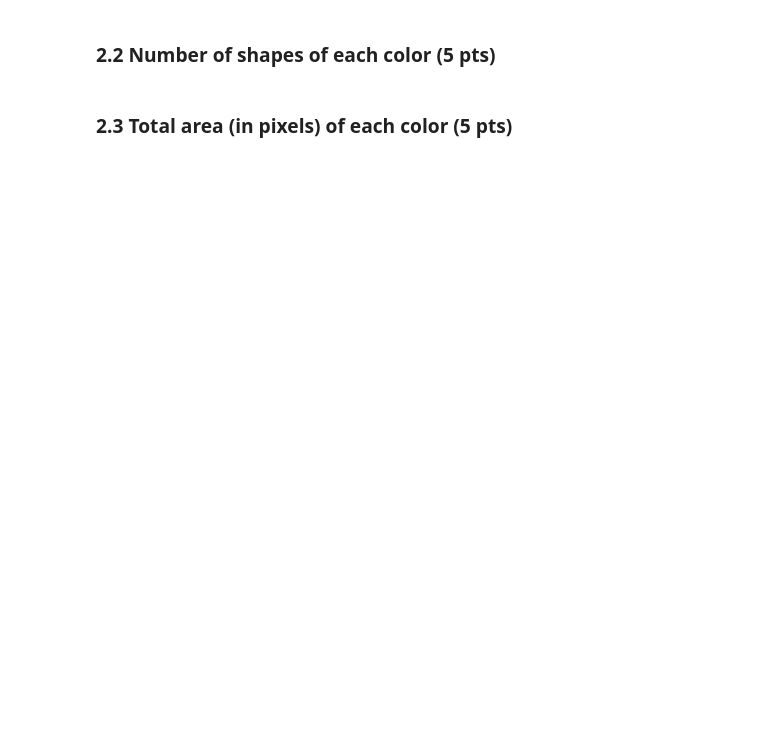
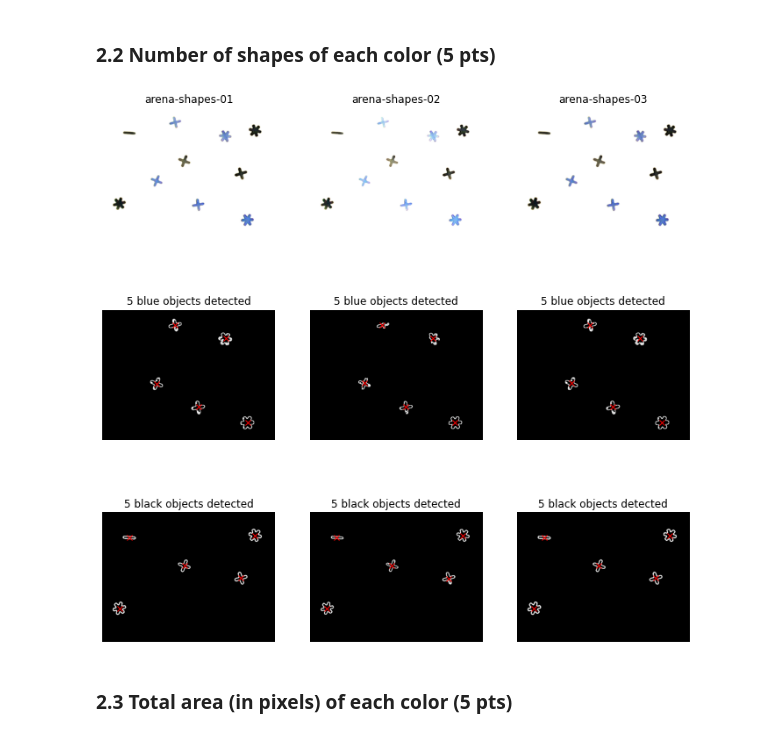
Before and after one commit to mbiselx/ImgAnlNPatRec, a Jupyter notebook: labs/lab_01_segmentation.ipynb, the cells around one changed output. Cells and saved outputs as stored; diff of their text form; code cells hidden in the pictures; blank space fills up the shorter version.

```diff
--- a/labs/lab_01_segmentation.ipynb
+++ b/labs/lab_01_segmentation.ipynb
@@ -192,71 +219,67 @@ import skimage.color
 # Add your implementation and discussion
 
 
 def equalize_img(img) :
     img_cp = img.copy()
     mask = np.full(img.shape[0:2], False)
-    for c in range(0,3) :
+    for c in range(0,3) :     # find the background (assumption: the background is uniform, bright and makes up a large portion of the image)
         thresh = skimage.filters.threshold_otsu(img[:,:,c])
         mask = np.logical_or(mask, np.logical_and(img[:,:,c] > 0, img[:,:,c] < thresh))
-    for c in range(0,3) :
+
+    for c in range(0,3) :     # use histogram manipulations to make the images a little more similar (assumption: this is not a bad idea)
         plow, phigh = np.percentile(img[mask,c], (2, 99))
         img_cp[mask,c] = skimage.exposure.rescale_intensity(img[mask,c], (plow, phigh))
-    img_cp[np.logical_not(mask)] = 255;
 
-    return img_cp
+    img_cp[np.logical_not(mask)] = 255;     # for fun: make the background a uniform white
+
+    return img_cp, mask
 
 def find_obj(img) :
-
-    # detect edges
-    edges_sobl = skimage.filters.sobel(img);
-    edges_gray = skimage.color.rgb2gray(edges_sobl)
-    #thresh = skimage.filters.threshold_minimum(edges_gray)  #TODO : maybe test others
-    thresh = skimage.filters.threshold_otsu(edges_gray)  #TODO : maybe test others
-    edges_bin  = (edges_gray > thresh).astype(int)
-
+    # detect gradient
+    edges_sobl = skimage.filters.sobel(img);            # the 200 IQ move here is that sobel also calculates the color gradient ???
+    edges_gray = skimage.color.rgb2gray(edges_sobl)     # so, for the black/gray objects, there is no color gradient and they show up as outlines
+    thresh = skimage.filters.threshold_otsu(edges_gray) # however, the blue objects have a color gradient -> they show up as full forms!!
+    edges_bin  = (edges_gray > thresh).astype(int)      # binarize for simplicity
 
     # count black obj
-    edges_blck = skimage.morphology.white_tophat(edges_bin, skimage.morphology.disk(3))
-    edges_blck = skimage.morphology.area_opening(edges_blck, area_threshold=200)
-    labld_blck = skimage.measure.label(edges_blck, background=0)
-    lmax_blck  = skimage.feature.peak_local_max(edges_blck, labels=labld_blck, num_peaks_per_label=1, exclude_border=False)
+    centr_blck = []
+    edges_blck = skimage.morphology.white_tophat(edges_bin, skimage.morphology.disk(3)) # since black objects are thin bright lines, they are perfect for detection via white_top hat
+    edges_blck = skimage.morphology.area_opening(edges_blck, area_threshold=200)        # small spots need to be cleaned up
+    props_blck = skimage.measure.regionprops(skimage.measure.label(edges_blck, background=0)) # use skimage magic to label all contiguous regions in the image, and then to extract the properties of these regions
+    for lbl in props_blck : centr_blck.append(lbl["centroid"])                          # get the centroids of each region (this is important for later)
 
     #count blue objects
-    objct_blue = edges_bin - edges_blck;
-    objct_blue = skimage.morphology.area_opening(objct_blue, area_threshold=200)
-    edges_blue = skimage.filters.sobel(objct_blue);
+    centr_blue = []
+    objct_blue = edges_bin - edges_blck;                # when the black objects are removed, only the blue remain
+    objct_blue = skimage.morphology.area_opening(objct_blue, area_threshold=200)        # repeat the same procedure as above
+    props_blue = skimage.measure.regionprops(skimage.measure.label(objct_blue, background=0))
+    for lbl in props_blue :  centr_blue.append(lbl["centroid"])
+    edges_blue = skimage.filters.sobel(objct_blue);     # for aesthetics, get the edges of the objects rather than objects
     edges_blue = (edges_blue > .2*edges_blue.max()).astype(int)
-    labld_blue = skimage.measure.label(edges_blue, background=0)
-    lmax_blue  = skimage.feature.peak_local_max(edges_blue, labels=labld_blue, num_peaks_per_label=1, exclude_border=False)
 
-
-    return edges_blue, lmax_blue, edges_blck, lmax_blck
-
+    return edges_blue, centr_blue, edges_blck, centr_blck
 
 
 fig, axes = plt.subplots(3, 3, figsize=(12, 12))
-i = 0
-for im, nm in zip(images, im_names):
-    img_eq = equalize_img(im)
-    edges_blue, lmax_blue, edges_blck, lmax_blck = find_obj(img_eq)
+for im, nm, i in zip(images, im_names, range(0,len(im_names))):
+    img_eq,_ = equalize_img(im)
+    edges_blue, centr_blue, edges_blck, centr_blck = find_obj(img_eq)
 
-    axes[0,i].imshow(img_eq) # show equalized img
+    axes[0,i].imshow(img_eq)                  # show equalized img
+    axes[0,i].set_title(nm)
 
     axes[1,i].imshow(edges_blue, cmap='gray') # show blue shapes
-    for p in lmax_blue :
-        axes[1,i].plot(p[1], p[0], 'rx')
+    for p in centr_blue : axes[1,i].plot(p[1], p[0], 'rx')
+    axes[1,i].set_title("{} blue objects detected".format(len(centr_blue)))
 
     axes[2,i].imshow(edges_blck, cmap='gray') # show black shapes
-    for p in lmax_blck :
-        axes[2,i].plot(p[1], p[0], 'rx')
-
-    for ax in axes[i]: ax.axis('off')
-    axes[0,i].set_title(nm)
-    i = i+1;
-
-    print("in image '{}', {} blue objects were detected and {} black objects were detected".format(nm, lmax_blue.shape[0], lmax_blck.shape[0]))
+    for p in centr_blck : axes[2,i].plot(p[1], p[0], 'rx')
+    axes[2,i].set_title("{} black objects detected".format(len(centr_blck)))
 
 
+for ax in axes.ravel(): ax.axis('off')
 plt.show()
+# %% [output]
+[figure, added]
 # %% [markdown]
 ### 2.3 Total area (in pixels) of each color (5 pts)
```
Also changed, not shown: parts of 8 cells of this notebook.
